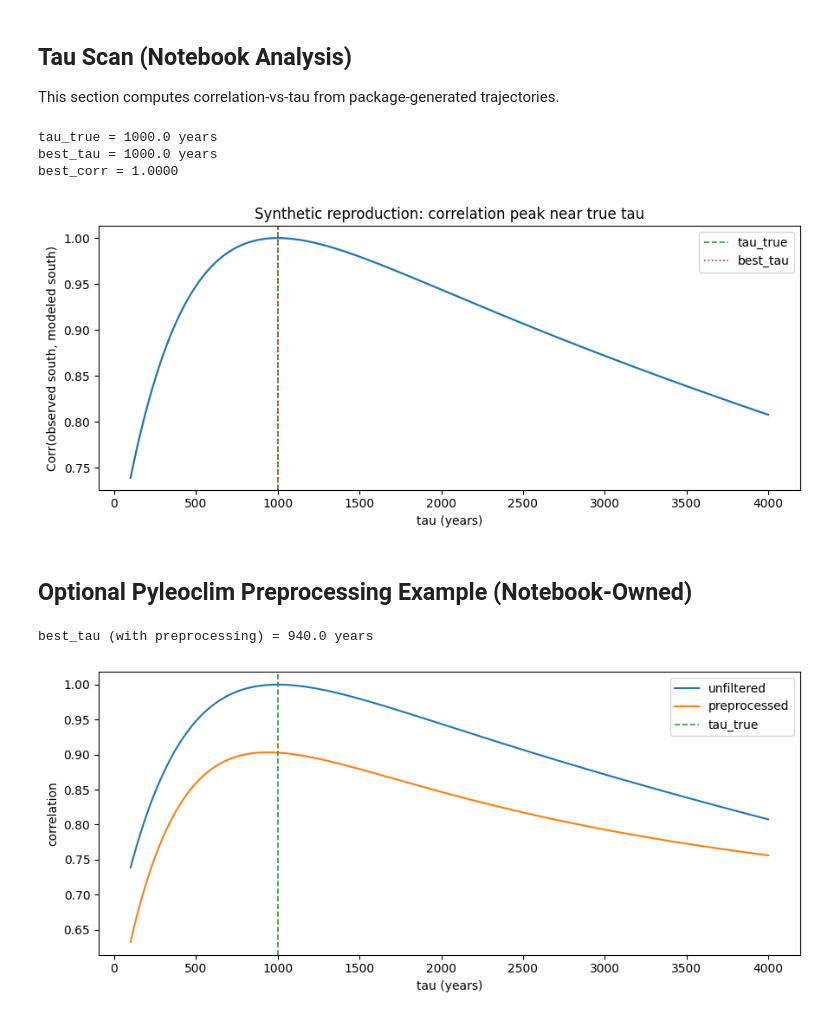
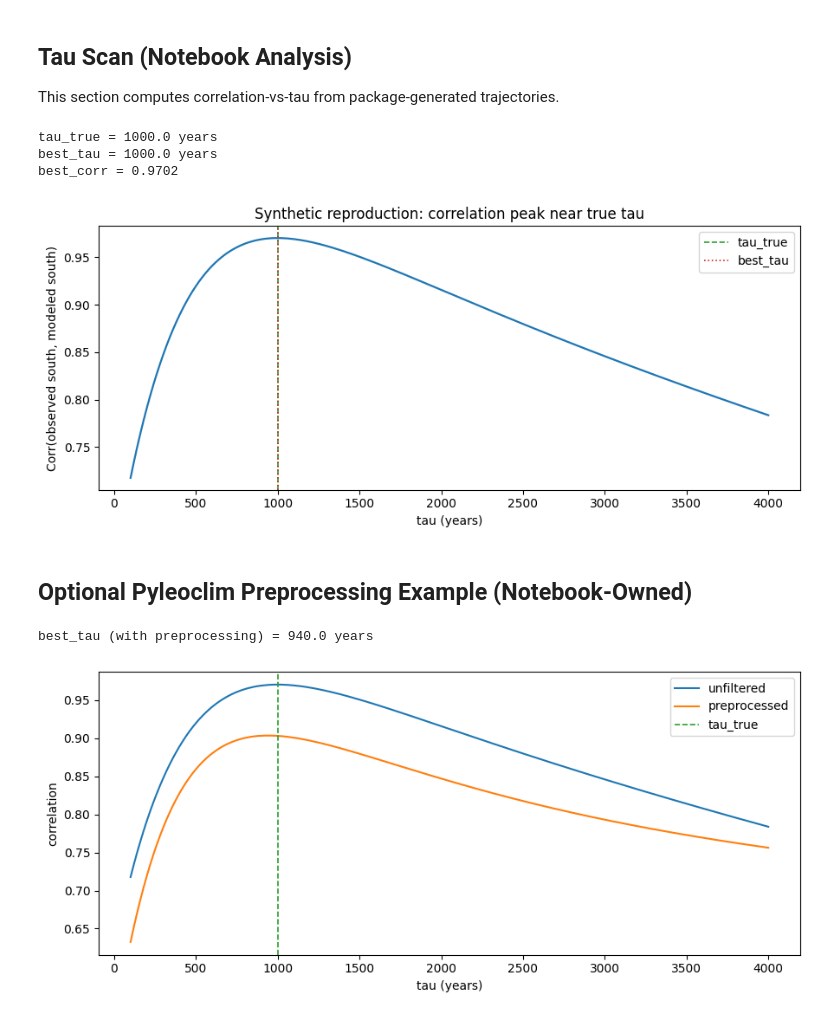
Before and after one commit to LinkedEarth/PaleoBeasts, a Jupyter notebook: notebooks/stocker2003_bipolar_seesaw_demo.ipynb, the cells around one changed output. Saved outputs shown, nothing was run; the diff lists cells and outputs as text; code cells hidden in the pictures.

```diff
--- a/notebooks/stocker2003_bipolar_seesaw_demo.ipynb
+++ b/notebooks/stocker2003_bipolar_seesaw_demo.ipynb
@@ -95,7 +94,7 @@ forcing = pb.Forcing(data=north, time=time, interpolation='linear')
 model = Stocker2003BipolarSeesaw(
     forcing=forcing,
     tau=float(CONFIG['tau_true']),
-    beta=float(CONFIG['beta']),
+    beta=float(COUPLING_BETA),
     parameter_contract='strict',
 )
 model.integrate(
@@ -171,0 +177,31 @@ remove_noise restored clean trajectory: True
+# %%
+# White-noise settings (section-local)
+white_noise_method = 'CN'
+white_noise_param = [0.0]
+white_noise_target_std_fraction = 0.25
+white_noise_seed = 123
+
+white_noise_surr = noise_utils.from_param(
+    method=white_noise_method,
+    noise_param=white_noise_param,
+    time_pattern='specified',
+    settings={'time': model.time},
+    seed=white_noise_seed,
+)
+raw_white_noise = np.asarray(white_noise_surr.series_list[0].value, dtype=float)
+
+white_noise_scale = white_noise_target_std_fraction * np.std(south_clean)
+if np.std(raw_white_noise) > 0:
+    white_noise_ts = raw_white_noise * (white_noise_scale / np.std(raw_white_noise))
+else:
+    white_noise_ts = raw_white_noise.copy()
+
+model.add_noise('Ts', white_noise_ts)
+south_white_noisy_series = model.to_pyleo(var_names='Ts')
+south_white_noisy = np.asarray(south_white_noisy_series.value, dtype=float)
+
+model.remove_noise('Ts')
+white_restored = model.state_variables['Ts'].copy()
+white_restored_ok = np.allclose(white_restored, south_clean, atol=1e-8)
+print('remove_noise restored clean trajectory (white):', white_restored_ok)
+print('white noise method:', white_noise_method, 'param:', white_noise_param)
@@ -179,7 +245,6 @@ result = estimate_tau_by_correlation(
     north=north,
     south_observed=south_noisy,
     tau_grid=CONFIG['tau_grid'],
-    beta=CONFIG['beta'],
     y0=0.0,
 )
 
@@ -199,41 +264,41 @@ plt.tight_layout()
 # %% [output]
 tau_true = 1000.0 years
 best_tau = 1000.0 years
-best_corr = 1.0000
+best_corr = 0.9702
-[figure, old version]
+[figure, new version]
 # %% [markdown]
 ## Optional Pyleoclim Preprocessing Example (Notebook-Owned)
 # %%
 if pyleo is None:
     print('Skipping preprocessing section: pyleoclim is unavailable.')
 else:
+    highpass_cutoff_scale = 8000.0
+
     north_series = model.to_pyleo(var_names='Tn')
-
-    low_north = north_series.filter(cutoff_scale=CONFIG['highpass_cutoff_scale'], method='butterworth')
-    low_south = south_noisy_series.filter(cutoff_scale=CONFIG['highpass_cutoff_scale'], method='butterworth')
+    low_north = north_series.filter(cutoff_scale=highpass_cutoff_scale, method='butterworth')
+    low_south = south_noisy_series.filter(cutoff_scale=highpass_cutoff_scale, method='butterworth')
 
     north_hp = np.asarray(north_series.value, dtype=float) - np.asarray(low_north.value, dtype=float)
     south_hp = np.asarray(south_noisy_series.value, dtype=float) - np.asarray(low_south.value, dtype=float)
     time_hp = np.asarray(north_series.time, dtype=float)
 
     result_hp = estimate_tau_by_correlation(
         time=time_hp,
         north=north_hp,
         south_observed=south_hp,
         tau_grid=CONFIG['tau_grid'],
-        beta=CONFIG['beta'],
         y0=0.0,
     )
     print(f"best_tau (with preprocessing) = {result_hp['best_tau']:.1f} years")
 
     fig, ax = plt.subplots(1, 1, figsize=(9, 4))
     ax.plot(result['tau_grid'], result['correlations'], label='unfiltered', lw=1.5)
     ax.plot(result_hp['tau_grid'], result_hp['correlations'], label='preprocessed', lw=1.5)
     ax.axvline(CONFIG['tau_true'], color='tab:green', ls='--', lw=1.2, label='tau_true')
     ax.set_xlabel('tau (years)')
     ax.set_ylabel('correlation')
     ax.legend(loc='best')
     plt.tight_layout()
 # %% [output]
 best_tau (with preprocessing) = 940.0 years
-[figure, old version]
+[figure, new version]
```
Also changed, not shown: parts of 10 cells of this notebook.
